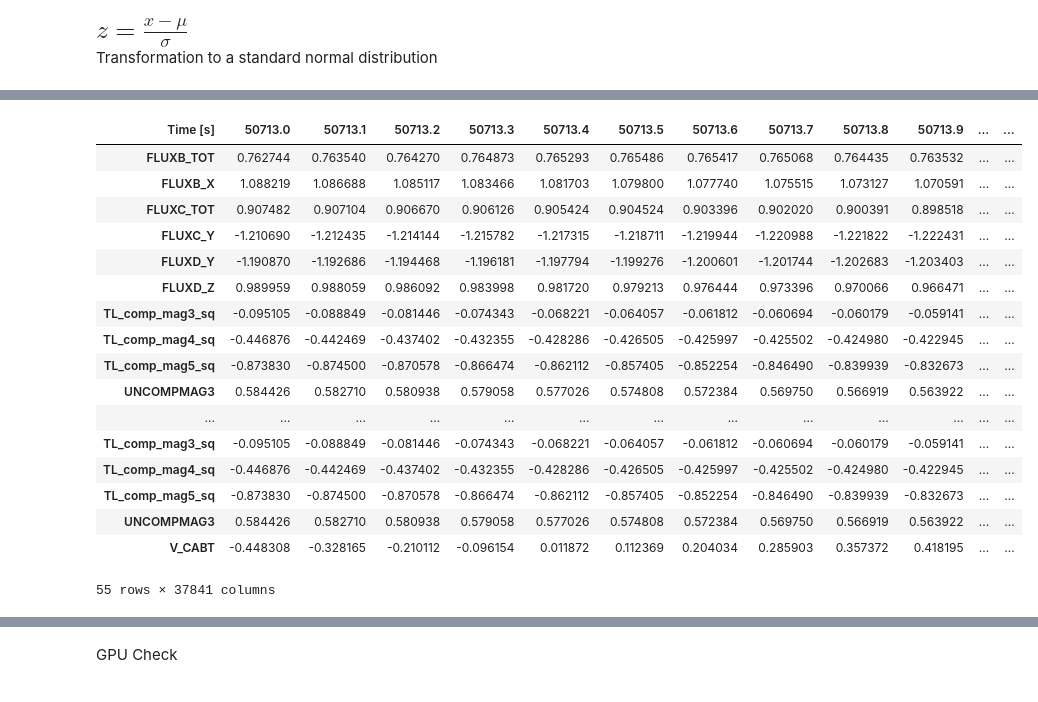
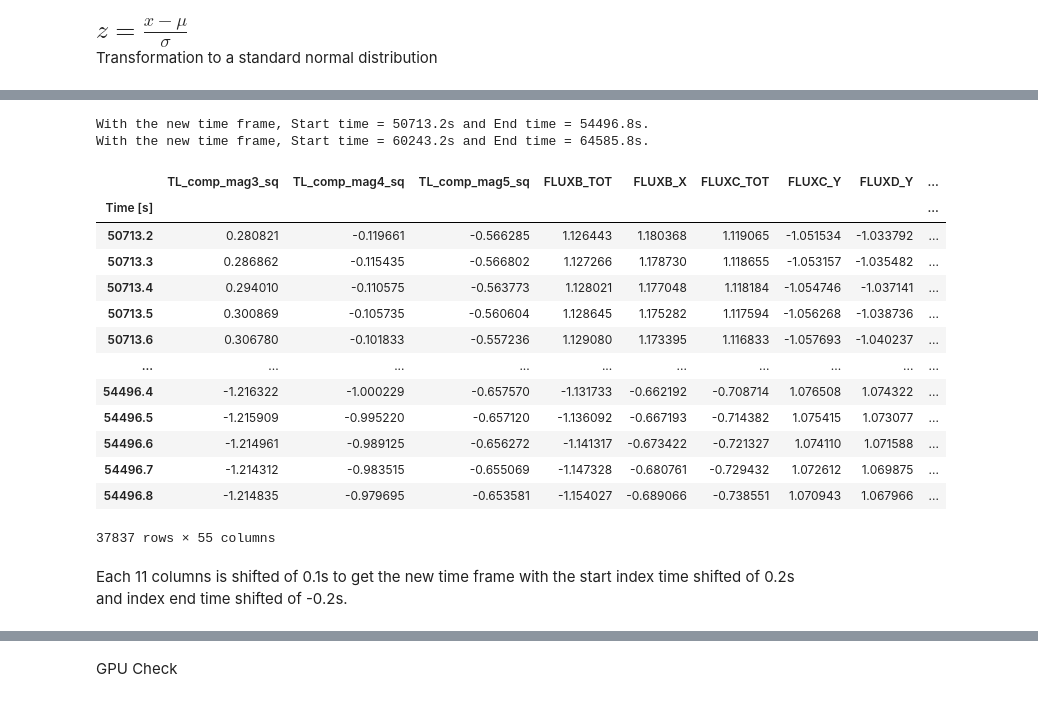
Before and after one commit to Naatyu/MagNav, a Jupyter notebook: notebooks/2 - Challenge solution model.ipynb, the cells around one changed output, grey strips where cells are left out. Cells and saved outputs as stored; diff of their text form; code cells hidden in the pictures.

```diff
--- a/notebooks/2 - Challenge solution model.ipynb
+++ b/notebooks/2 - Challenge solution model.ipynb
@@ -36,6 +52,7 @@ df.head()
 | 49820.4 | 52832.223 | 41013.213 | 56625.663 | -24076.470 | -22088.167 | 10515.313 | -765.931913 | 53010.724 | ... |
 # %%
 df_filt = df[['TL_comp_mag3_sq','TL_comp_mag4_sq','TL_comp_mag5_sq']].loc[df.LINE==1003.02].copy()
+df_filt_2 = df[['TL_comp_mag3_sq','TL_comp_mag4_sq','TL_comp_mag5_sq']].loc[df.LINE==1003.08].copy()
 # %% [markdown]
 # 1 - Preprocessing
 # %% [markdown]
@@ -60,6 +77,15 @@ df_filt['FLUXD_Y']    = signal.sosfiltfilt(sos,df['FLUXD_Y'].loc[df.LINE==1003.0
 df_filt['FLUXD_Z']    = signal.sosfiltfilt(sos,df['FLUXD_Z'].loc[df.LINE==1003.02])
 df_filt['UNCOMPMAG3'] = signal.sosfiltfilt(sos,df['UNCOMPMAG3'].loc[df.LINE==1003.02])
 df_filt['V_CABT']     = signal.sosfiltfilt(sos,df['V_CABT'].loc[df.LINE==1003.02])
+
+df_filt_2['FLUXB_TOT']  = signal.sosfiltfilt(sos,df['FLUXB_TOT'].loc[df.LINE==1003.08])
+df_filt_2['FLUXB_X']    = signal.sosfiltfilt(sos,df['FLUXB_X'].loc[df.LINE==1003.08])
+df_filt_2['FLUXC_TOT']  = signal.sosfiltfilt(sos,df['FLUXC_TOT'].loc[df.LINE==1003.08])
+df_filt_2['FLUXC_Y']    = signal.sosfiltfilt(sos,df['FLUXC_Y'].loc[df.LINE==1003.08])
+df_filt_2['FLUXD_Y']    = signal.sosfiltfilt(sos,df['FLUXD_Y'].loc[df.LINE==1003.08])
+df_filt_2['FLUXD_Z']    = signal.sosfiltfilt(sos,df['FLUXD_Z'].loc[df.LINE==1003.08])
+df_filt_2['UNCOMPMAG3'] = signal.sosfiltfilt(sos,df['UNCOMPMAG3'].loc[df.LINE==1003.08])
+df_filt_2['V_CABT']     = signal.sosfiltfilt(sos,df['V_CABT'].loc[df.LINE==1003.08])
 # %%
 fig, (ax1,ax2) = plt.subplots(1,2,figsize=[25,10])
 
@@ -106,7 +132,9 @@ df_filt.head()
 | 50713.3 | -942.605337 | -2067.344488 | -59.631363 | 52811.476194 | 45788.571859 | 57307.759115 | -20445.895748 | -18060.728540 | ... |
 | 50713.4 | -940.197260 | -2066.215693 | -58.782155 | 52811.768560 | 45770.697930 | 57306.801853 | -20467.803994 | -18083.636157 | ... |
 # %%
-df_filt = (df_filt-np.mean(df.drop(columns=['IGRFMAG1','LINE'])))/np.std(df.drop(columns=['IGRFMAG1','LINE']))
+scaler = StandardScaler()
+df_filt[df_filt.columns] = scaler.fit_transform(df_filt[df_filt.columns])
+df_filt_2[df_filt_2.columns] = scaler.fit_transform(df_filt_2[df_filt_2.columns])
 # %%
 df_filt.describe()
 # %% [output]
@@ -121,0 +156,11 @@ df_filt.describe()
+# %%
+t_0 = df_filt.index[2]
+t_end = df_filt.index[-3]
+print(f'With the new time frame, Start time = {t_0}s and End time = {t_end}s.')
+
+t_0_2 = df_filt_2.index[2]
+t_end_2 = df_filt_2.index[-3]
+print(f'With the new time frame, Start time = {t_0_2}s and End time = {t_end_2}s.')
+# %% [output]
+With the new time frame, Start time = 50713.2s and End time = 54496.8s.
+With the new time frame, Start time = 60243.2s and End time = 64585.8s.
@@ -122,23 +175,37 @@ df_filt.describe()
 # %%
-df_test = pd.concat([df_filt.transpose(),df_filt.transpose(),df_filt.transpose(),df_filt.transpose(),df_filt.transpose()])
-df_test
+idx = df_filt.drop(index=[df_filt.index[0],df_filt.index[1],df_filt.index[-1],df_filt.index[-2]]).index
+idx_2 = df_filt_2.drop(index=[df_filt_2.index[0],df_filt_2.index[1],df_filt_2.index[-1],df_filt_2.index[-2]]).index
+
+X = pd.concat([df_filt.drop(index=[df_filt.index[-1],df_filt.index[-2],df_filt.index[-3],df_filt.index[-4]]).set_index(idx),
+               df_filt.drop(index=[df_filt.index[0],df_filt.index[-1],df_filt.index[-2],df_filt.index[-3]]).set_index(idx),
+               df_filt.drop(index=[df_filt.index[0],df_filt.index[1],df_filt.index[-1],df_filt.index[-2]]),
+               df_filt.drop(index=[df_filt.index[0],df_filt.index[1],df_filt.index[2],df_filt.index[-1]]).set_index(idx),
+               df_filt.drop(index=[df_filt.index[0],df_filt.index[1],df_filt.index[2],df_filt.index[3]]).set_index(idx)
+               ],axis=1)
+
+X_2 = pd.concat([df_filt_2.drop(index=[df_filt_2.index[-1],df_filt_2.index[-2],df_filt_2.index[-3],df_filt_2.index[-4]]).set_index(idx_2),
+               df_filt_2.drop(index=[df_filt_2.index[0],df_filt_2.index[-1],df_filt_2.index[-2],df_filt_2.index[-3]]).set_index(idx_2),
+               df_filt_2.drop(index=[df_filt_2.index[0],df_filt_2.index[1],df_filt_2.index[-1],df_filt_2.index[-2]]),
+               df_filt_2.drop(index=[df_filt_2.index[0],df_filt_2.index[1],df_filt_2.index[2],df_filt_2.index[-1]]).set_index(idx_2),
+               df_filt_2.drop(index=[df_filt_2.index[0],df_filt_2.index[1],df_filt_2.index[2],df_filt_2.index[3]]).set_index(idx_2)
+               ],axis=1)
+
+X
 # %% [output]
-| Time [s] | 50713.0 | 50713.1 | 50713.2 | 50713.3 | 50713.4 | 50713.5 | 50713.6 | 50713.7 | 50713.8 | 50713.9 | ... | ... |
-| FLUXB_TOT | 0.762744 | 0.763540 | 0.764270 | 0.764873 | 0.765293 | 0.765486 | 0.765417 | 0.765068 | 0.764435 | 0.763532 | ... | ... |
-| FLUXB_X | 1.088219 | 1.086688 | 1.085117 | 1.083466 | 1.081703 | 1.079800 | 1.077740 | 1.075515 | 1.073127 | 1.070591 | ... | ... |
-| FLUXC_TOT | 0.907482 | 0.907104 | 0.906670 | 0.906126 | 0.905424 | 0.904524 | 0.903396 | 0.902020 | 0.900391 | 0.898518 | ... | ... |
-| FLUXC_Y | -1.210690 | -1.212435 | -1.214144 | -1.215782 | -1.217315 | -1.218711 | -1.219944 | -1.220988 | -1.221822 | -1.222431 | ... | ... |
-| FLUXD_Y | -1.190870 | -1.192686 | -1.194468 | -1.196181 | -1.197794 | -1.199276 | -1.200601 | -1.201744 | -1.202683 | -1.203403 | ... | ... |
-| FLUXD_Z | 0.989959 | 0.988059 | 0.986092 | 0.983998 | 0.981720 | 0.979213 | 0.976444 | 0.973396 | 0.970066 | 0.966471 | ... | ... |
-| TL_comp_mag3_sq | -0.095105 | -0.088849 | -0.081446 | -0.074343 | -0.068221 | -0.064057 | -0.061812 | -0.060694 | -0.060179 | -0.059141 | ... | ... |
-| TL_comp_mag4_sq | -0.446876 | -0.442469 | -0.437402 | -0.432355 | -0.428286 | -0.426505 | -0.425997 | -0.425502 | -0.424980 | -0.422945 | ... | ... |
-| TL_comp_mag5_sq | -0.873830 | -0.874500 | -0.870578 | -0.866474 | -0.862112 | -0.857405 | -0.852254 | -0.846490 | -0.839939 | -0.832673 | ... | ... |
-| UNCOMPMAG3 | 0.584426 | 0.582710 | 0.580938 | 0.579058 | 0.577026 | 0.574808 | 0.572384 | 0.569750 | 0.566919 | 0.563922 | ... | ... |
-| ... | ... | ... | ... | ... | ... | ... | ... | ... | ... | ... | ... | ... |
-| TL_comp_mag3_sq | -0.095105 | -0.088849 | -0.081446 | -0.074343 | -0.068221 | -0.064057 | -0.061812 | -0.060694 | -0.060179 | -0.059141 | ... | ... |
-| TL_comp_mag4_sq | -0.446876 | -0.442469 | -0.437402 | -0.432355 | -0.428286 | -0.426505 | -0.425997 | -0.425502 | -0.424980 | -0.422945 | ... | ... |
-| TL_comp_mag5_sq | -0.873830 | -0.874500 | -0.870578 | -0.866474 | -0.862112 | -0.857405 | -0.852254 | -0.846490 | -0.839939 | -0.832673 | ... | ... |
-| UNCOMPMAG3 | 0.584426 | 0.582710 | 0.580938 | 0.579058 | 0.577026 | 0.574808 | 0.572384 | 0.569750 | 0.566919 | 0.563922 | ... | ... |
-| V_CABT | -0.448308 | -0.328165 | -0.210112 | -0.096154 | 0.011872 | 0.112369 | 0.204034 | 0.285903 | 0.357372 | 0.418195 | ... | ... |
+|  | TL_comp_mag3_sq | TL_comp_mag4_sq | TL_comp_mag5_sq | FLUXB_TOT | FLUXB_X | FLUXC_TOT | FLUXC_Y | FLUXD_Y | ... |
+| Time [s] |  |  |  |  |  |  |  |  | ... |
+| 50713.2 | 0.280821 | -0.119661 | -0.566285 | 1.126443 | 1.180368 | 1.119065 | -1.051534 | -1.033792 | ... |
+| 50713.3 | 0.286862 | -0.115435 | -0.566802 | 1.127266 | 1.178730 | 1.118655 | -1.053157 | -1.035482 | ... |
+| 50713.4 | 0.294010 | -0.110575 | -0.563773 | 1.128021 | 1.177048 | 1.118184 | -1.054746 | -1.037141 | ... |
+| 50713.5 | 0.300869 | -0.105735 | -0.560604 | 1.128645 | 1.175282 | 1.117594 | -1.056268 | -1.038736 | ... |
+| 50713.6 | 0.306780 | -0.101833 | -0.557236 | 1.129080 | 1.173395 | 1.116833 | -1.057693 | -1.040237 | ... |
+| ... | ... | ... | ... | ... | ... | ... | ... | ... | ... |
+| 54496.4 | -1.216322 | -1.000229 | -0.657570 | -1.131733 | -0.662192 | -0.708714 | 1.076508 | 1.074322 | ... |
+| 54496.5 | -1.215909 | -0.995220 | -0.657120 | -1.136092 | -0.667193 | -0.714382 | 1.075415 | 1.073077 | ... |
+| 54496.6 | -1.214961 | -0.989125 | -0.656272 | -1.141317 | -0.673422 | -0.721327 | 1.074110 | 1.071588 | ... |
+| 54496.7 | -1.214312 | -0.983515 | -0.655069 | -1.147328 | -0.680761 | -0.729432 | 1.072612 | 1.069875 | ... |
+| 54496.8 | -1.214835 | -0.979695 | -0.653581 | -1.154027 | -0.689066 | -0.738551 | 1.070943 | 1.067966 | ... |
-55 rows × 37841 columns
+37837 rows × 55 columns
+# %% [markdown]
+Each 11 columns is shifted of 0.1s to get the new time frame with the start index time shifted of 0.2s and index end time shifted of -0.2s.
 # %% [markdown]
```
Also changed, not shown: parts of 38 cells of this notebook, 54 other files.
